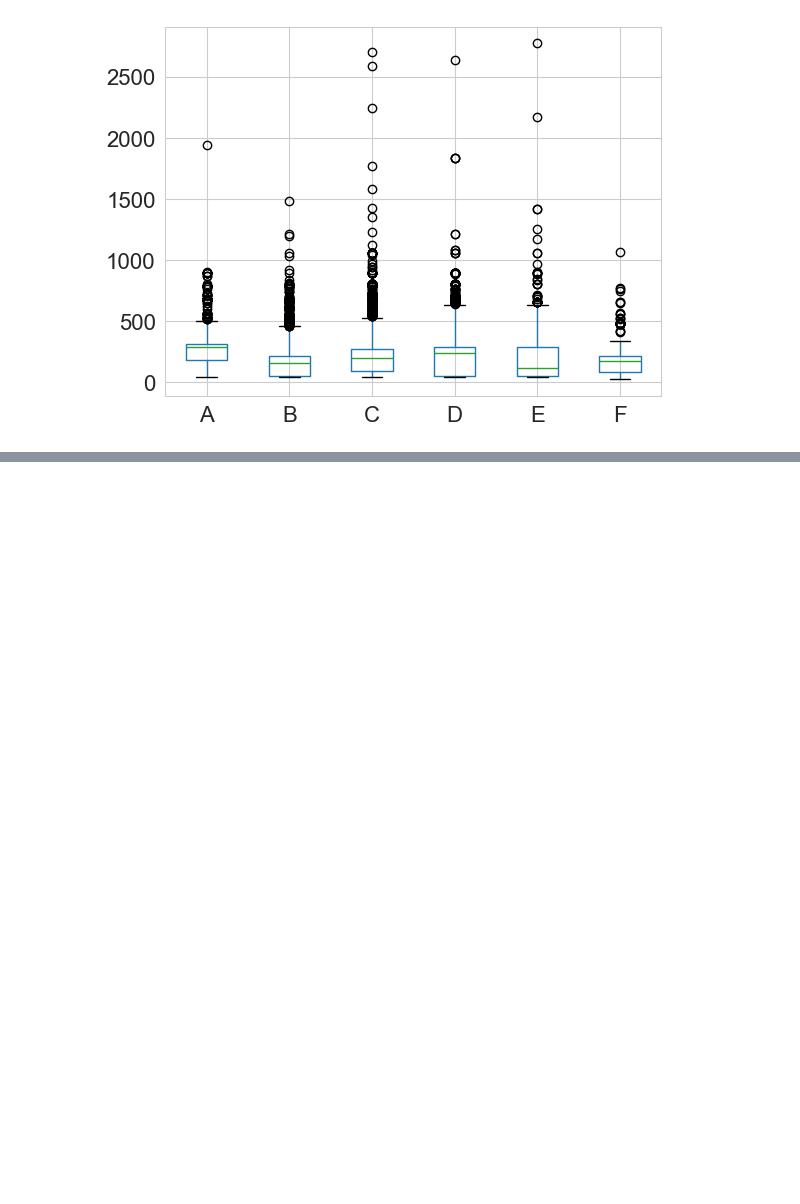
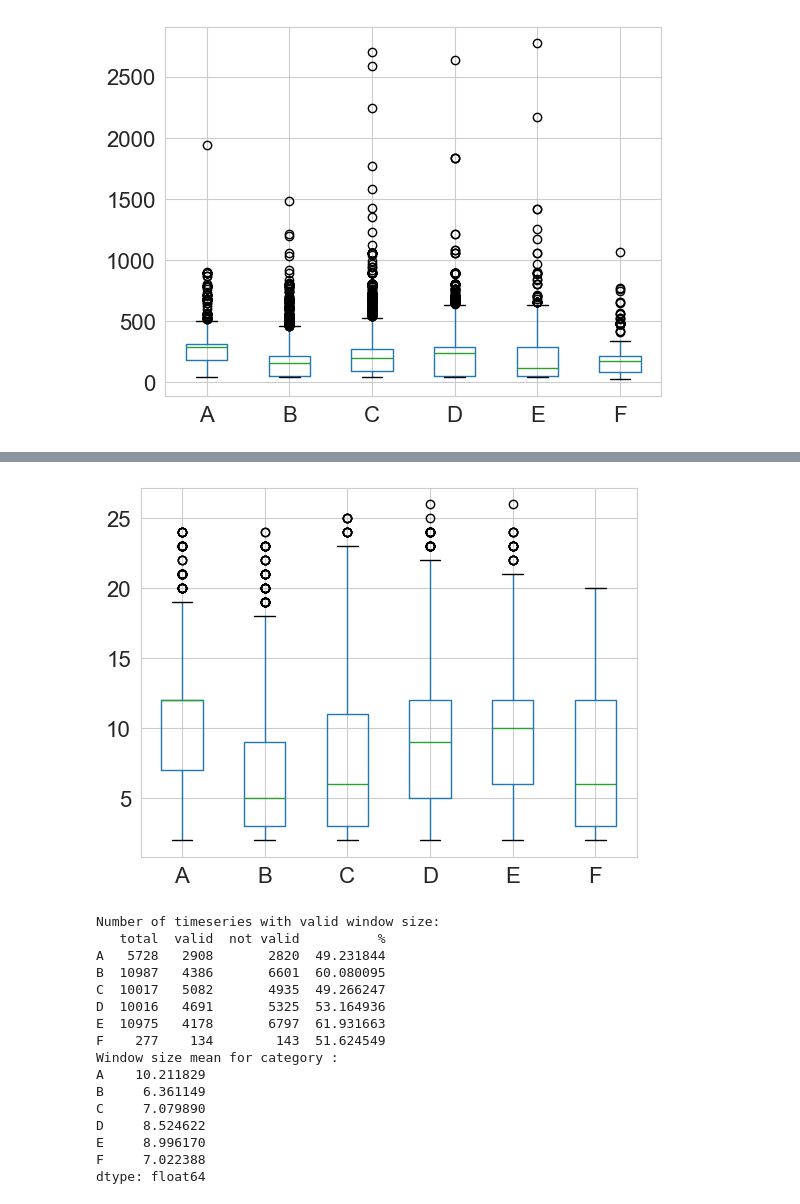
Before and after one commit to FrancescoNegri22/ANNDL-HW2, a Jupyter notebook: DatasetAnalisys.ipynb, the cells around one changed output, grey strips where cells are left out. Cells and saved outputs as stored; diff of their text form; code cells hidden in the pictures; blank space fills up the shorter version.

Commit message:
autocorrelation and fourier transform

```diff
--- a/DatasetAnalisys.ipynb
+++ b/DatasetAnalisys.ipynb
@@ -92,6 +102,16 @@ plt.show()
 plt.close()
 # %% [output]
 [figure]
+# %%
+def findMaxLocalMaxima(ts):
+    localMax = 0
+    for i in range(1, len(ts) - 1):
+        prev = ts[i-1]
+        curr = ts[i]
+        next = ts[i+1]
+        if curr > prev and curr > next and curr > localMax:
+            localMax = i
+    return None if localMax is 0 else localMax
 # %%
 # Autocorrelation
 
@@ -116,0 +139,44 @@ for c in np.unique(categories):
+# %%
+# Window size inference with autocorrelation
+plt.figure()
+windowSizes = pd.DataFrame()
+for c in np.unique(categories):
+    timeseries = training_data[categories==c]
+    periods = valid_periods[categories==c]
+    ws = []
+    for ts, p in zip(timeseries, periods):
+        ac = acf(ts[p[0]:p[1]])
+        ws.append(findMaxLocalMaxima(ac))
+    ws = pd.DataFrame(ws, columns=[c])
+    windowSizes = pd.concat([windowSizes, ws], axis=1)
+windowSizes.boxplot()
+plt.show()
+plt.close()
+
+print("Number of timeseries with valid window size:")
+n_notValid = pd.concat([quantities, windowSizes.count()], axis=1)
+n_notValid.columns = ['total', 'valid']
+n_notValid['not valid'] = n_notValid['total'] - n_notValid['valid']
+n_notValid['%'] = n_notValid['not valid'] / n_notValid['total'] * 100
+print(n_notValid)
+
+print("Window size mean for category :")
+print(windowSizes.mean())
+# %% [output]
+[figure, added]
+Number of timeseries with valid window size:
+   total  valid  not valid          %
+A   5728   2908       2820  49.231844
+B  10987   4386       6601  60.080095
+C  10017   5082       4935  49.266247
+D  10016   4691       5325  53.164936
+E  10975   4178       6797  61.931663
+F    277    134        143  51.624549
+Window size mean for category :
+A    10.211829
+B     6.361149
+C     7.079890
+D     8.524622
+E     8.996170
+F     7.022388
+dtype: float64
```
Also changed, not shown: parts of 6 cells of this notebook.
